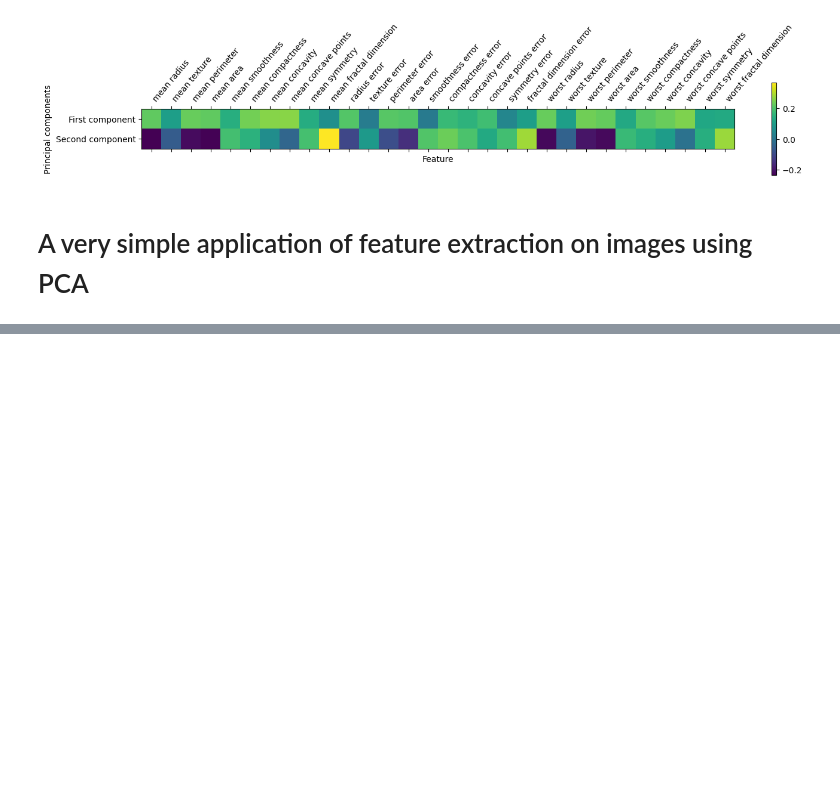
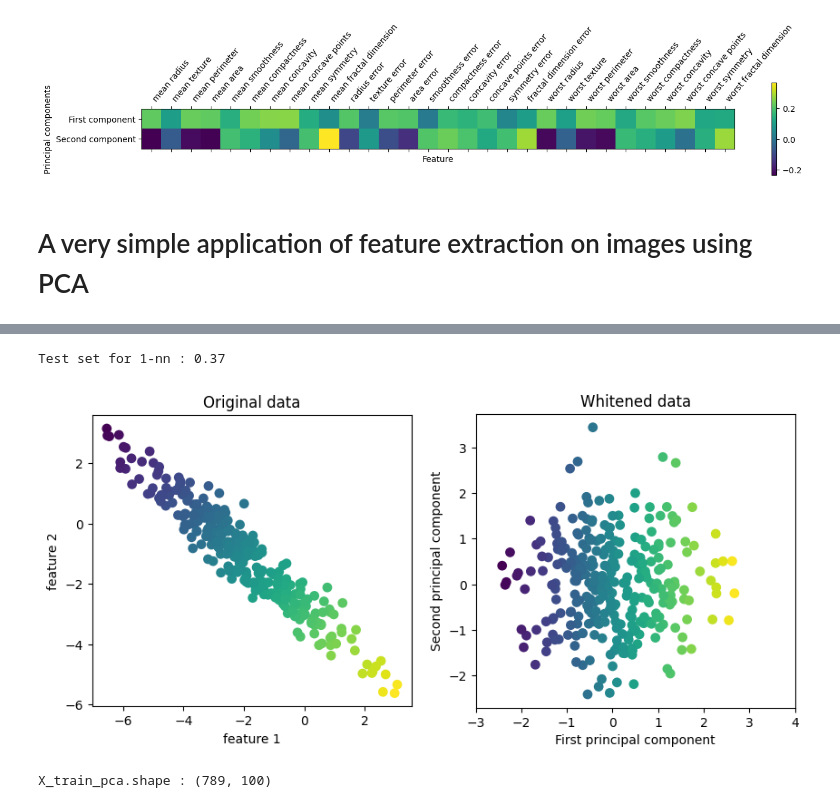
Before and after one commit to rishv1912/Introduction-to-machine-learning, a Jupyter notebook: unsupervised learning/preprocessing and scaling.ipynb, the cells around one changed output, grey strips where cells are left out. Saved outputs shown, nothing was run; the diff lists cells and outputs as text; code cells hidden in the pictures; blank space fills up the shorter version.

```diff
--- a/unsupervised learning/preprocessing and scaling.ipynb
+++ b/unsupervised learning/preprocessing and scaling.ipynb
@@ -276,0 +314,22 @@ print("people.images.shape: {}".format())
+# %%
+from sklearn.neighbors import KNeighborsClassifier
+# split the data into training and test sets
+X_train,X_test,y_train,y_test = train_test_split(X_people,y_people,stratify = y_people,random_state =0)
+#build a KNeighborsClassifier using one neighbor
+knn = KNeighborsClassifier(n_neighbors=1)
+knn.fit(X_train,y_train)
+print("Test set for 1-nn : {:.2f}".format(knn.score(X_test,y_test)))
+# %% [output]
+Test set for 1-nn : 0.37
+# %%
+mglearn.plots.plot_pca_whitening()
+# %% [output]
+[figure, added]
+# %%
+pca = PCA(n_components =100,whiten=True,random_state =0).fit(X_train)
+X_train_pca = pca.transform(X_train)
+X_test_pca = pca.transform(X_test)
+
+print("X_train_pca.shape : {}".format(X_train_pca.shape))
+# %% [output]
+X_train_pca.shape : (789, 100)
```
Also changed, not shown: parts of 4 cells of this notebook.
